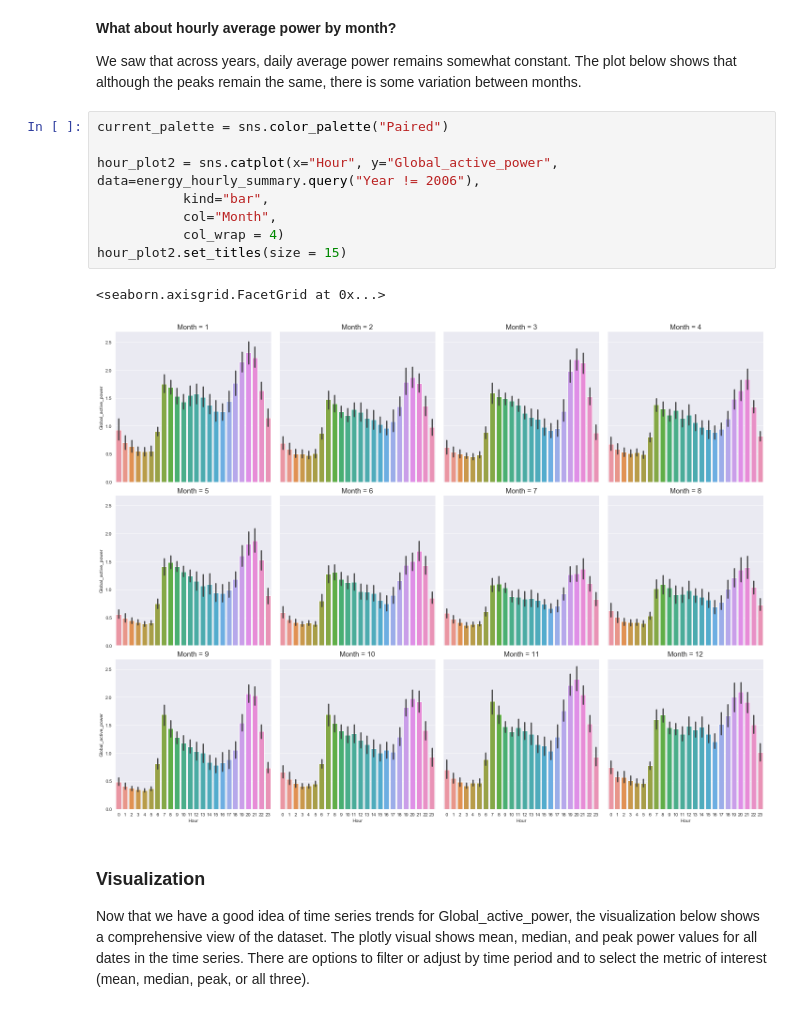
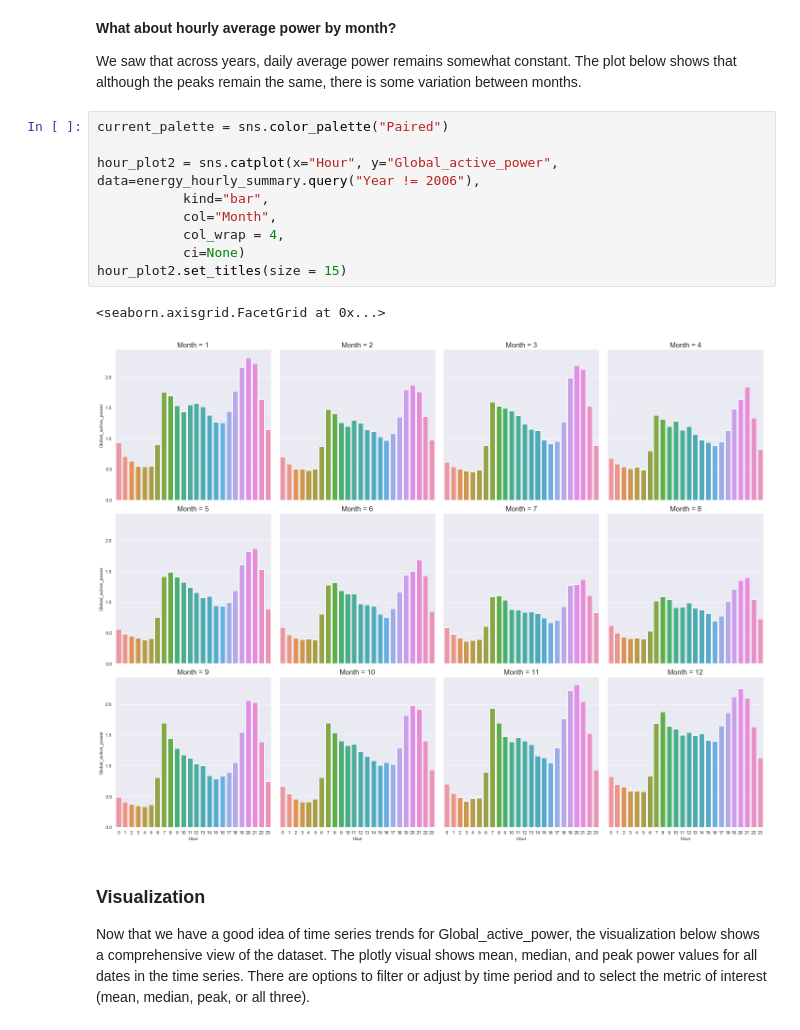
Before and after one commit to mkivenson/Household-Power-Consumption, a Jupyter notebook: Energy_Analysis.ipynb, the cells around one changed output. Drawn from its saved outputs; the diff is of its cells as text.

```diff
--- a/Energy_Analysis.ipynb
+++ b/Energy_Analysis.ipynb
@@ -232,14 +235,15 @@ We saw that across years, daily average power remains somewhat constant. The plo
 # %%
 current_palette = sns.color_palette("Paired")
 
 hour_plot2 = sns.catplot(x="Hour", y="Global_active_power", data=energy_hourly_summary.query("Year != 2006"),
            kind="bar",
            col="Month",
-           col_wrap = 4)
+           col_wrap = 4,
+           ci=None)
 hour_plot2.set_titles(size = 15)
 # %% [output]
 <seaborn.axisgrid.FacetGrid at 0x...>
-[figure, old version]
+[figure, new version]
 # %% [markdown]
 ### Visualization
 
```
Also changed, not shown: parts of 6 cells of this notebook.
